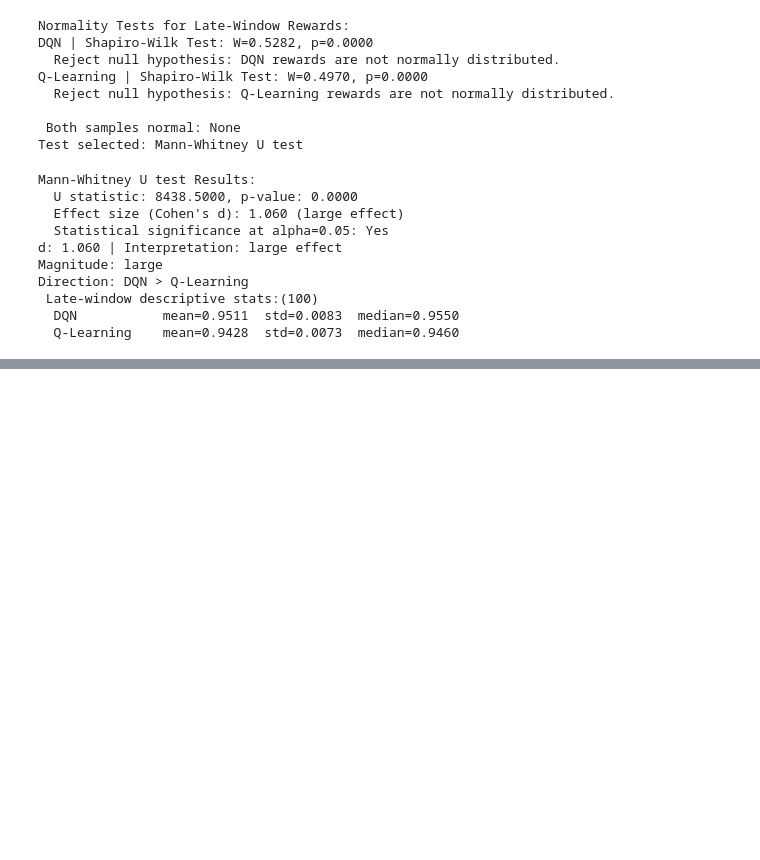
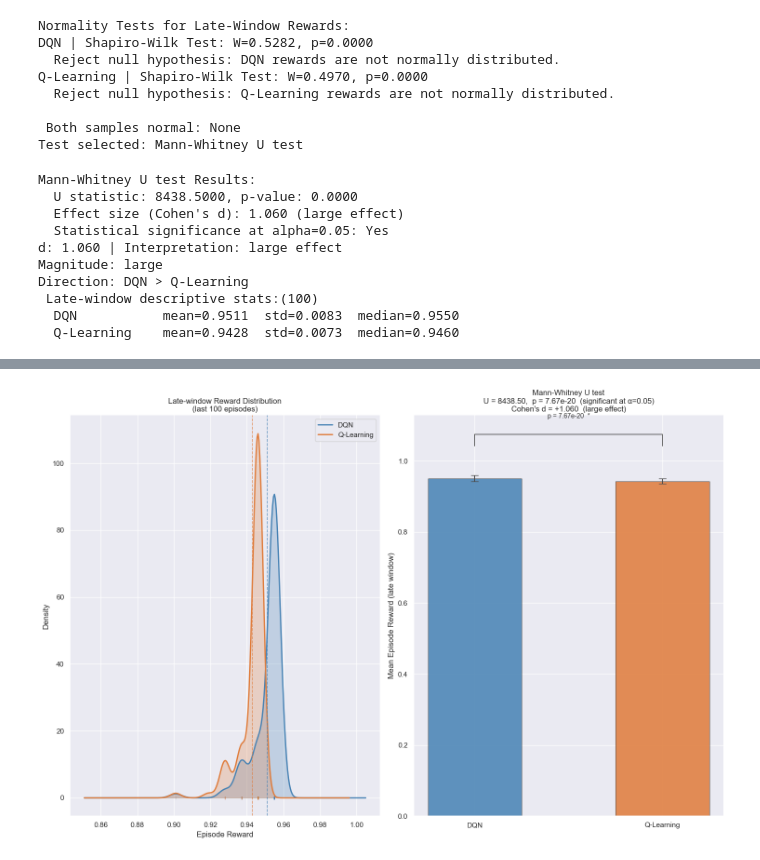
Before and after one commit to toms55/RL-gaming, a Jupyter notebook: notebooks/baseline_rl.ipynb, the cells around one changed output, grey strips where cells are left out. Drawn from its saved outputs; the diff is of its cells as text; code cells hidden in the pictures; blank space fills up the shorter version.

Commit message:
Significant summaries visualisation

```diff
--- a/notebooks/baseline_rl.ipynb
+++ b/notebooks/baseline_rl.ipynb
@@ -925,0 +930,85 @@ Direction: DQN > Q-Learning
+# %%
+def plot_significance_summary(dqn_rewards, ql_rewards,
+                              test_name, stat_label, stat_val,
+                              p_val, d, mag, alpha=ALPHA, window=LATE_WINDOW):
+    """Plots a comparative bar chart of late-window rewards with test results annotated."""
+    fig, axes = plt.subplots(1,2, figsize=(15, 10))
+    # distribution comparison
+    ax = axes[0]
+    for rewards, label, color in [
+        (dqn_rewards, 'DQN',        'steelblue'),
+        (ql_rewards,  'Q-Learning', '#e07b39'),
+    ]:
+        kde_x = np.linspace(rewards.min() - 0.05, rewards.max() + 0.05, 300)
+        kde   = stats.gaussian_kde(rewards)
+        ax.fill_between(kde_x, kde(kde_x), alpha=0.25, color=color)
+        ax.plot(kde_x, kde(kde_x), color=color, linewidth=2, label=label)
+        ax.plot(rewards, np.full_like(rewards, -0.02),
+                '|', color=color, alpha=0.15, markersize=4)
+
+    ax.axvline(np.mean(dqn_rewards), color='steelblue',
+               linestyle='--', linewidth=1.2, alpha=0.7)
+    ax.axvline(np.mean(ql_rewards),  color='#e07b39',
+               linestyle='--', linewidth=1.2, alpha=0.7)
+
+    ax.set_xlabel('Episode Reward')
+    ax.set_ylabel('Density')
+    ax.set_title(f'Late-window Reward Distribution\n(last {window} episodes)')
+    ax.legend()
+    sns.despine(ax=ax)
+    # Means with error bars
+    ax2 = axes[1]
+    labels  = ['DQN', 'Q-Learning']
+    means   = [np.mean(dqn_rewards),            np.mean(ql_rewards)]
+    stds    = [np.std(dqn_rewards, ddof=1),      np.std(ql_rewards, ddof=1)]
+    colors  = ['steelblue', '#e07b39']
+    x_pos   = np.array([0, 1])
+
+    bars = ax2.bar(x_pos, means, color=colors, alpha=0.85,
+                   width=0.5, edgecolor='0.25', linewidth=0.8)
+    ax2.errorbar(x_pos, means, yerr=stds,
+                 fmt='none', color='0.3', capsize=6, linewidth=1.5)
+
+    # Significance bracket
+    y_top  = max(m + s for m, s in zip(means, stds))
+    y_line = y_top * 1.12
+    y_text = y_line * 1.04
+    ax2.plot([0, 0, 1, 1], [y_line * 0.97, y_line, y_line, y_line * 0.97],
+             color='0.3', linewidth=1.2)
+    sig_str = (f'p = {p_val:.2e}  *' if sig
+               else f'p = {p_val:.2e}  n.s.')
+    ax2.text(0.5, y_text, sig_str,
+             ha='center', va='bottom', fontsize=10, color='0.2')
+
+    ax2.set_xticks(x_pos)
+    ax2.set_xticklabels(labels)
+    ax2.set_ylabel('Mean Episode Reward (late window)')
+    ax2.set_title(
+        f'{test_name}\n'
+        f"{stat_label} = {stat_val:.2f},  p = {p_val:.2e}  "
+        f"({'significant' if sig else 'not significant'} at α={alpha})\n"
+        f"Cohen's d = {d:+.3f}  ({mag} effect)"
+    )
+    sns.despine(ax=ax2)
+    plt.tight_layout()
+
+    filename = os.path.join(RESULTS_DIRECTORY,
+                            f'{MINIGRID_ENV_ID}_significance_test.png')
+    fig.savefig(filename, dpi=150, bbox_inches='tight')
+    print(f'Figure Saved To: {filename}')
+    plt.show()
+mean_diff = np.mean(dqn_late) - np.mean(ql_late)
+
+pct_diff = (mean_diff / np.mean(ql_late)) * 100
+
+print(f'Absolute mean difference : {mean_diff:+.4f}')
+print(f'Relative difference      : {pct_diff:+.2f}%')
+print(f'DQN mean                 : {np.mean(dqn_late):.4f}')
+print(f'Q-Learning mean          : {np.mean(ql_late):.4f}')
+
+plot_significance_summary(
+    dqn_late, ql_late,
+    test_name, stat_label, stat_val,
+    p_value, d, mag
+)
+# %% [output]
@@ -925,0 +1020 @@ Direction: DQN > Q-Learning
+[figure, added]
```
Also changed, not shown: parts of 3 cells of this notebook.
